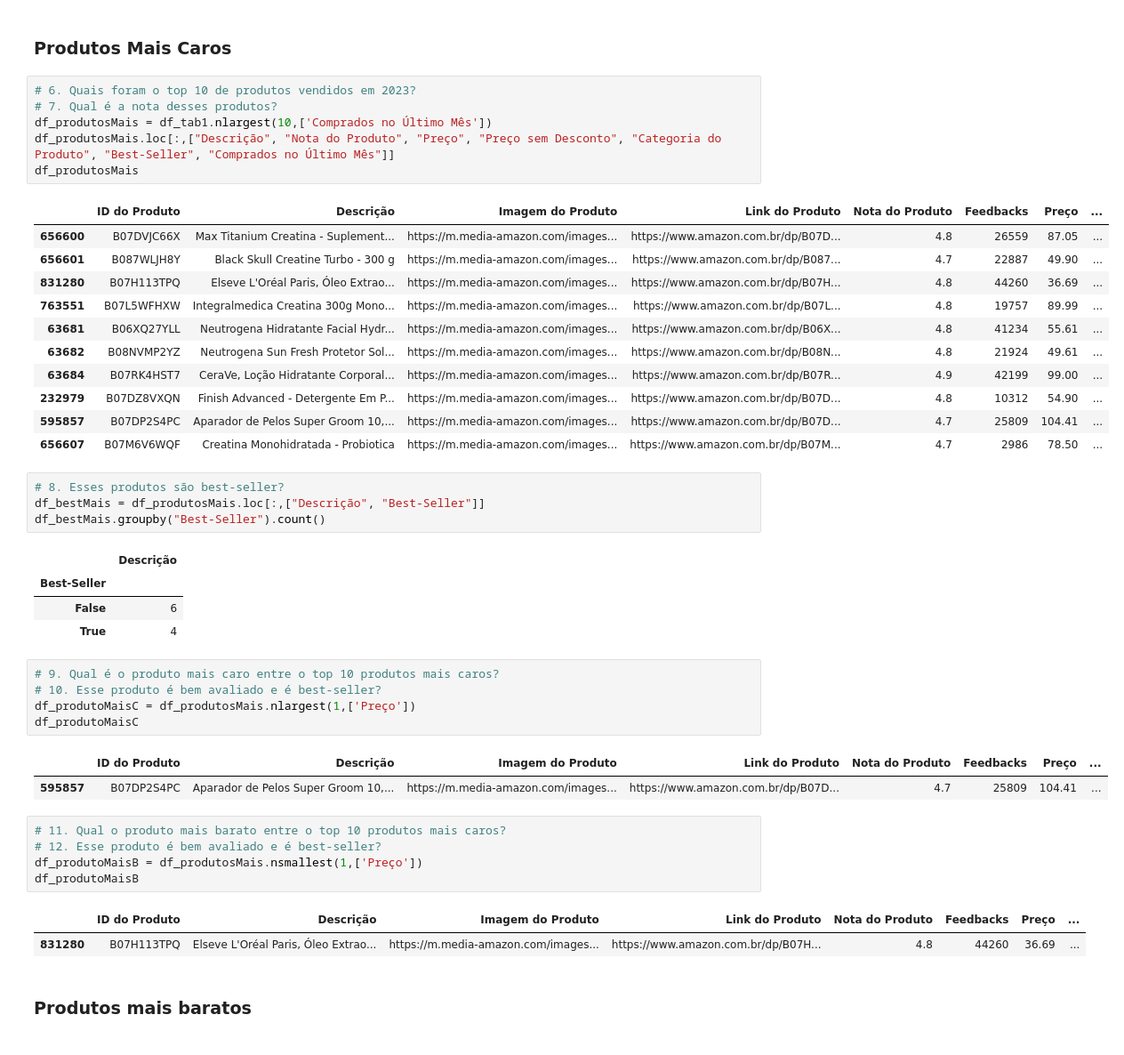
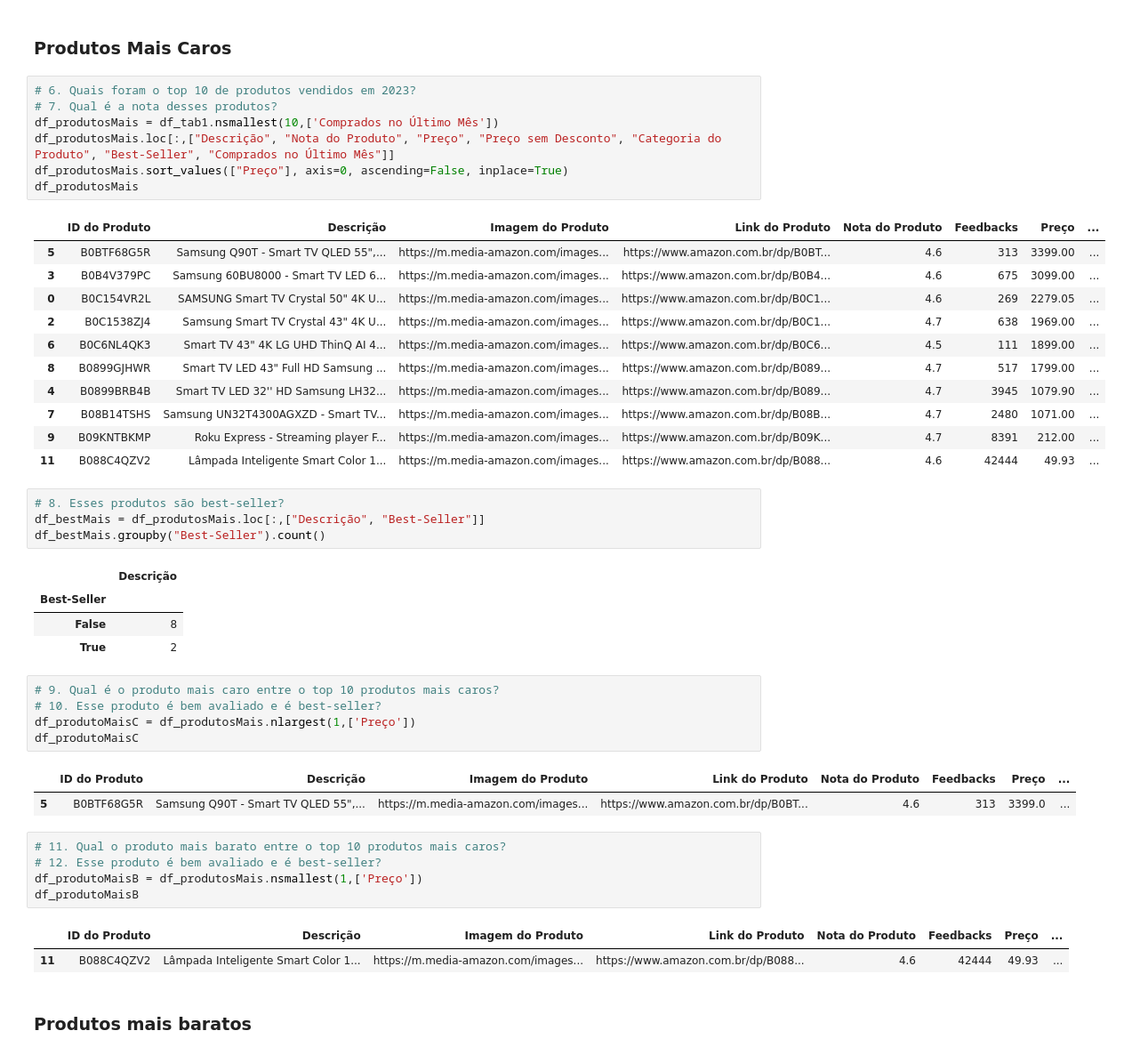
Before and after one commit to reprograma/on26-python-s13-projeto-guiado-II, a Jupyter notebook: exercicios/para-casa/amazon.ipynb, the cells around one changed output. Shown at 89% size. Cells and saved outputs as stored; diff of their text form.

```diff
--- a/exercicios/para-casa/amazon.ipynb
+++ b/exercicios/para-casa/amazon.ipynb
@@ -239,21 +239,22 @@ df_prodBest.groupby(['Best-Seller']).count()
 # %%
 # 6. Quais foram o top 10 de produtos vendidos em 2023?
 # 7. Qual é a nota desses produtos?
-df_produtosMais = df_tab1.nlargest(10,['Comprados no Último Mês'])
+df_produtosMais = df_tab1.nsmallest(10,['Comprados no Último Mês'])
 df_produtosMais.loc[:,["Descrição", "Nota do Produto", "Preço", "Preço sem Desconto", "Categoria do Produto", "Best-Seller", "Comprados no Último Mês"]]
+df_produtosMais.sort_values(["Preço"], axis=0, ascending=False, inplace=True)
 df_produtosMais
 # %% [output]
 |  | ID do Produto | Descrição | Imagem do Produto | Link do Produto | Nota do Produto | Feedbacks | Preço | ... |
-| 656600 | B07DVJC66X | Max Titanium Creatina - Suplement... | https://m.media-amazon.com/images... | https://www.amazon.com.br/dp/B07D... | 4.8 | 26559 | 87.05 | ... |
-| 656601 | B087WLJH8Y | Black Skull Creatine Turbo - 300 g | https://m.media-amazon.com/images... | https://www.amazon.com.br/dp/B087... | 4.7 | 22887 | 49.90 | ... |
-| 831280 | B07H113TPQ | Elseve L'Oréal Paris, Óleo Extrao... | https://m.media-amazon.com/images... | https://www.amazon.com.br/dp/B07H... | 4.8 | 44260 | 36.69 | ... |
-| 763551 | B07L5WFHXW | Integralmedica Creatina 300g Mono... | https://m.media-amazon.com/images... | https://www.amazon.com.br/dp/B07L... | 4.8 | 19757 | 89.99 | ... |
-| 63681 | B06XQ27YLL | Neutrogena Hidratante Facial Hydr... | https://m.media-amazon.com/images... | https://www.amazon.com.br/dp/B06X... | 4.8 | 41234 | 55.61 | ... |
-| 63682 | B08NVMP2YZ | Neutrogena Sun Fresh Protetor Sol... | https://m.media-amazon.com/images... | https://www.amazon.com.br/dp/B08N... | 4.8 | 21924 | 49.61 | ... |
-| 63684 | B07RK4HST7 | CeraVe, Loção Hidratante Corporal... | https://m.media-amazon.com/images... | https://www.amazon.com.br/dp/B07R... | 4.9 | 42199 | 99.00 | ... |
-| 232979 | B07DZ8VXQN | Finish Advanced - Detergente Em P... | https://m.media-amazon.com/images... | https://www.amazon.com.br/dp/B07D... | 4.8 | 10312 | 54.90 | ... |
-| 595857 | B07DP2S4PC | Aparador de Pelos Super Groom 10,... | https://m.media-amazon.com/images... | https://www.amazon.com.br/dp/B07D... | 4.7 | 25809 | 104.41 | ... |
-| 656607 | B07M6V6WQF | Creatina Monohidratada - Probiotica | https://m.media-amazon.com/images... | https://www.amazon.com.br/dp/B07M... | 4.7 | 2986 | 78.50 | ... |
+| 5 | B0BTF68G5R | Samsung Q90T - Smart TV QLED 55",... | https://m.media-amazon.com/images... | https://www.amazon.com.br/dp/B0BT... | 4.6 | 313 | 3399.00 | ... |
+| 3 | B0B4V379PC | Samsung 60BU8000 - Smart TV LED 6... | https://m.media-amazon.com/images... | https://www.amazon.com.br/dp/B0B4... | 4.6 | 675 | 3099.00 | ... |
+| 0 | B0C154VR2L | SAMSUNG Smart TV Crystal 50" 4K U... | https://m.media-amazon.com/images... | https://www.amazon.com.br/dp/B0C1... | 4.6 | 269 | 2279.05 | ... |
+| 2 | B0C1538ZJ4 | Samsung Smart TV Crystal 43" 4K U... | https://m.media-amazon.com/images... | https://www.amazon.com.br/dp/B0C1... | 4.7 | 638 | 1969.00 | ... |
+| 6 | B0C6NL4QK3 | Smart TV 43" 4K LG UHD ThinQ AI 4... | https://m.media-amazon.com/images... | https://www.amazon.com.br/dp/B0C6... | 4.5 | 111 | 1899.00 | ... |
+| 8 | B0899GJHWR | Smart TV LED 43" Full HD Samsung ... | https://m.media-amazon.com/images... | https://www.amazon.com.br/dp/B089... | 4.7 | 517 | 1799.00 | ... |
+| 4 | B0899BRB4B | Smart TV LED 32'' HD Samsung LH32... | https://m.media-amazon.com/images... | https://www.amazon.com.br/dp/B089... | 4.7 | 3945 | 1079.90 | ... |
+| 7 | B08B14TSHS | Samsung UN32T4300AGXZD - Smart TV... | https://m.media-amazon.com/images... | https://www.amazon.com.br/dp/B08B... | 4.7 | 2480 | 1071.00 | ... |
+| 9 | B09KNTBKMP | Roku Express - Streaming player F... | https://m.media-amazon.com/images... | https://www.amazon.com.br/dp/B09K... | 4.7 | 8391 | 212.00 | ... |
+| 11 | B088C4QZV2 | Lâmpada Inteligente Smart Color 1... | https://m.media-amazon.com/images... | https://www.amazon.com.br/dp/B088... | 4.6 | 42444 | 49.93 | ... |
 # %%
 # 8. Esses produtos são best-seller?
 df_bestMais = df_produtosMais.loc[:,["Descrição", "Best-Seller"]]
@@ -261,8 +262,8 @@ df_bestMais.groupby("Best-Seller").count()
 # %% [output]
 |  | Descrição |
 | Best-Seller |  |
-| False | 6 |
-| True | 4 |
+| False | 8 |
+| True | 2 |
 # %%
 # 9. Qual é o produto mais caro entre o top 10 produtos mais caros?
 # 10. Esse produto é bem avaliado e é best-seller?
@@ -270,7 +271,7 @@ df_produtoMaisC = df_produtosMais.nlargest(1,['Preço'])
 df_produtoMaisC
 # %% [output]
 |  | ID do Produto | Descrição | Imagem do Produto | Link do Produto | Nota do Produto | Feedbacks | Preço | ... |
-| 595857 | B07DP2S4PC | Aparador de Pelos Super Groom 10,... | https://m.media-amazon.com/images... | https://www.amazon.com.br/dp/B07D... | 4.7 | 25809 | 104.41 | ... |
+| 5 | B0BTF68G5R | Samsung Q90T - Smart TV QLED 55",... | https://m.media-amazon.com/images... | https://www.amazon.com.br/dp/B0BT... | 4.6 | 313 | 3399.0 | ... |
 # %%
 # 11. Qual o produto mais barato entre o top 10 produtos mais caros?
 # 12. Esse produto é bem avaliado e é best-seller?
@@ -278,7 +279,7 @@ df_produtoMaisB = df_produtosMais.nsmallest(1,['Preço'])
 df_produtoMaisB
 # %% [output]
 |  | ID do Produto | Descrição | Imagem do Produto | Link do Produto | Nota do Produto | Feedbacks | Preço | ... |
-| 831280 | B07H113TPQ | Elseve L'Oréal Paris, Óleo Extrao... | https://m.media-amazon.com/images... | https://www.amazon.com.br/dp/B07H... | 4.8 | 44260 | 36.69 | ... |
+| 11 | B088C4QZV2 | Lâmpada Inteligente Smart Color 1... | https://m.media-amazon.com/images... | https://www.amazon.com.br/dp/B088... | 4.6 | 42444 | 49.93 | ... |
 # %% [markdown]
 ### Produtos mais baratos
 # %%
```
Also changed, not shown: parts of 14 cells of this notebook, 2 other files.
